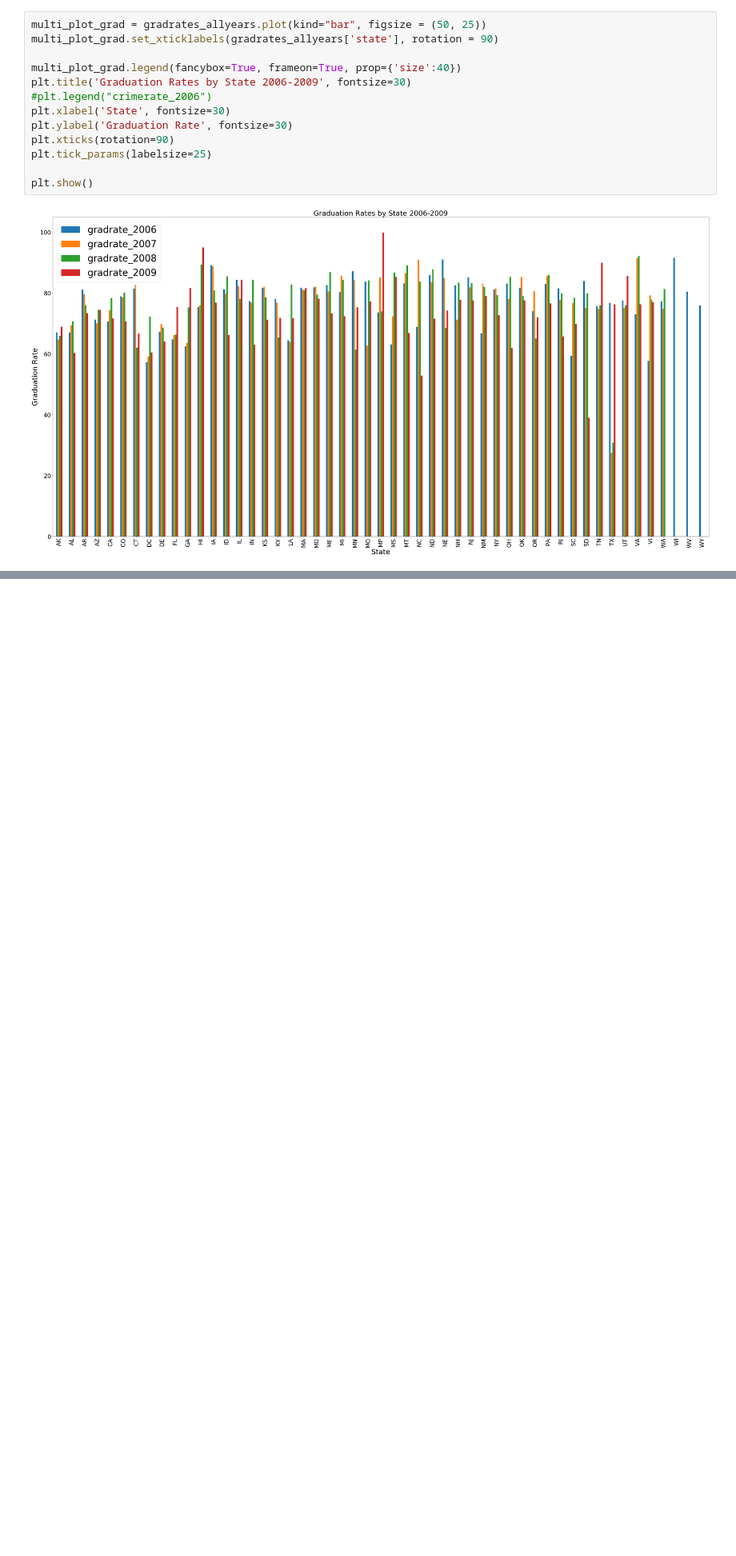
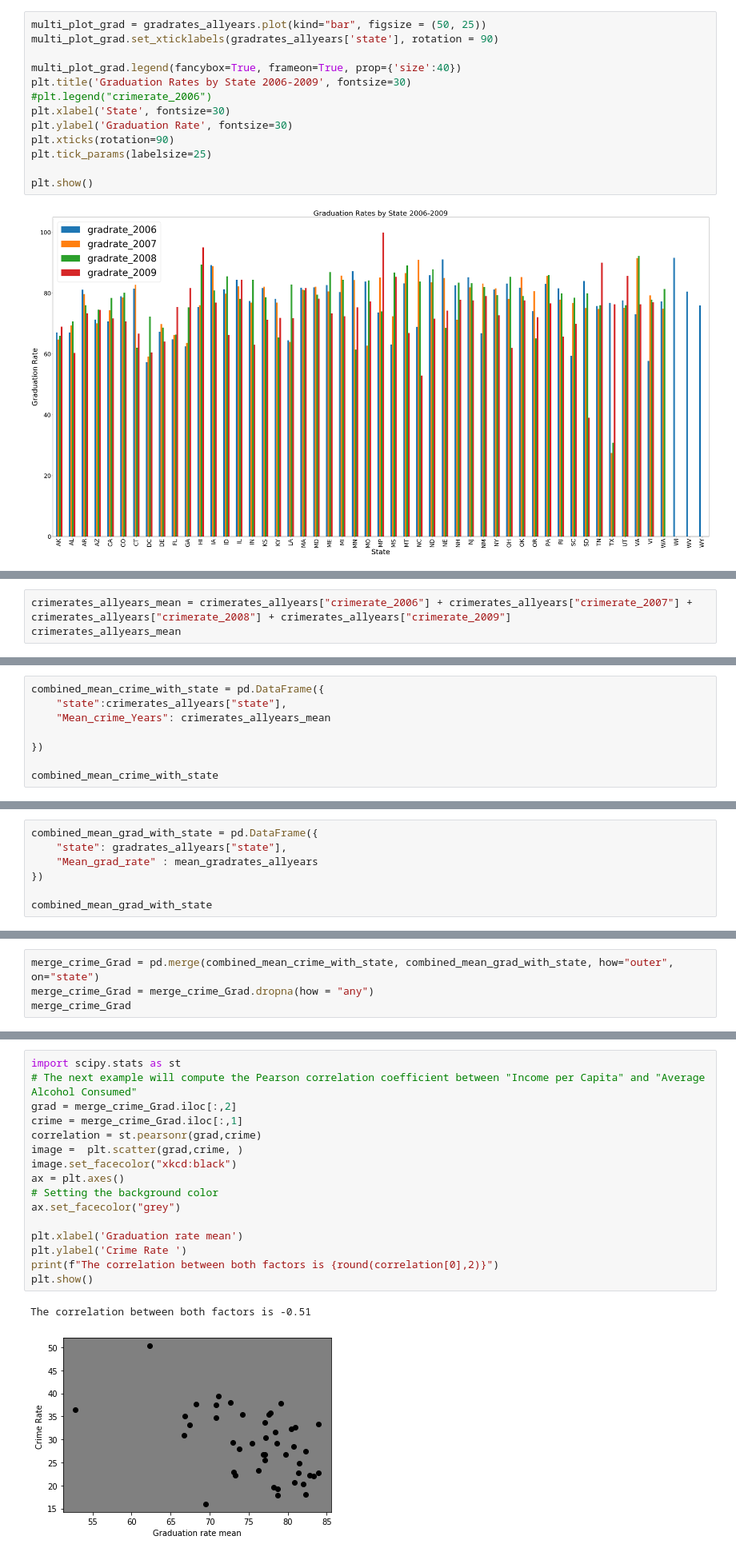
Before and after one commit to klcurtiss/Project1work, a Jupyter notebook: Kelly_project1.ipynb, the cells around one changed output, grey strips where cells are left out. Shown at 80% size. Saved outputs shown, nothing was run; the diff lists cells and outputs as text; blank space fills up the shorter version.

```diff
--- a/Kelly_project1.ipynb
+++ b/Kelly_project1.ipynb
@@ -510,0 +535,3 @@ plt.show()
+# %%
+crimerates_allyears_mean = crimerates_allyears["crimerate_2006"] + crimerates_allyears["crimerate_2007"] + crimerates_allyears["crimerate_2008"] + crimerates_allyears["crimerate_2009"]
+crimerates_allyears_mean
@@ -510,0 +556,8 @@ plt.show()
+# %%
+combined_mean_crime_with_state = pd.DataFrame({
+    "state":crimerates_allyears["state"],
+    "Mean_crime_Years": crimerates_allyears_mean
+
+})
+
+combined_mean_crime_with_state
@@ -510,0 +582,7 @@ plt.show()
+# %%
+combined_mean_grad_with_state = pd.DataFrame({
+    "state": gradrates_allyears["state"],
+    "Mean_grad_rate" : mean_gradrates_allyears
+})
+
+combined_mean_grad_with_state
@@ -510,0 +607,4 @@ plt.show()
+# %%
+merge_crime_Grad = pd.merge(combined_mean_crime_with_state, combined_mean_grad_with_state, how="outer", on="state")
+merge_crime_Grad = merge_crime_Grad.dropna(how = "any")
+merge_crime_Grad
@@ -510,0 +631,19 @@ plt.show()
+# %%
+import scipy.stats as st
+# The next example will compute the Pearson correlation coefficient between "Income per Capita" and "Average Alcohol Consumed"
+grad = merge_crime_Grad.iloc[:,2]
+crime = merge_crime_Grad.iloc[:,1]
+correlation = st.pearsonr(grad,crime)
+image =  plt.scatter(grad,crime, )
+image.set_facecolor("xkcd:black")
+ax = plt.axes()
+# Setting the background color
+ax.set_facecolor("grey")
+
+plt.xlabel('Graduation rate mean')
+plt.ylabel('Crime Rate ')
+print(f"The correlation between both factors is {round(correlation[0],2)}")
+plt.show()
+# %% [output]
+The correlation between both factors is -0.51
+[figure, added]
```
Also changed, not shown: parts of 7 cells of this notebook, 1 other file.
